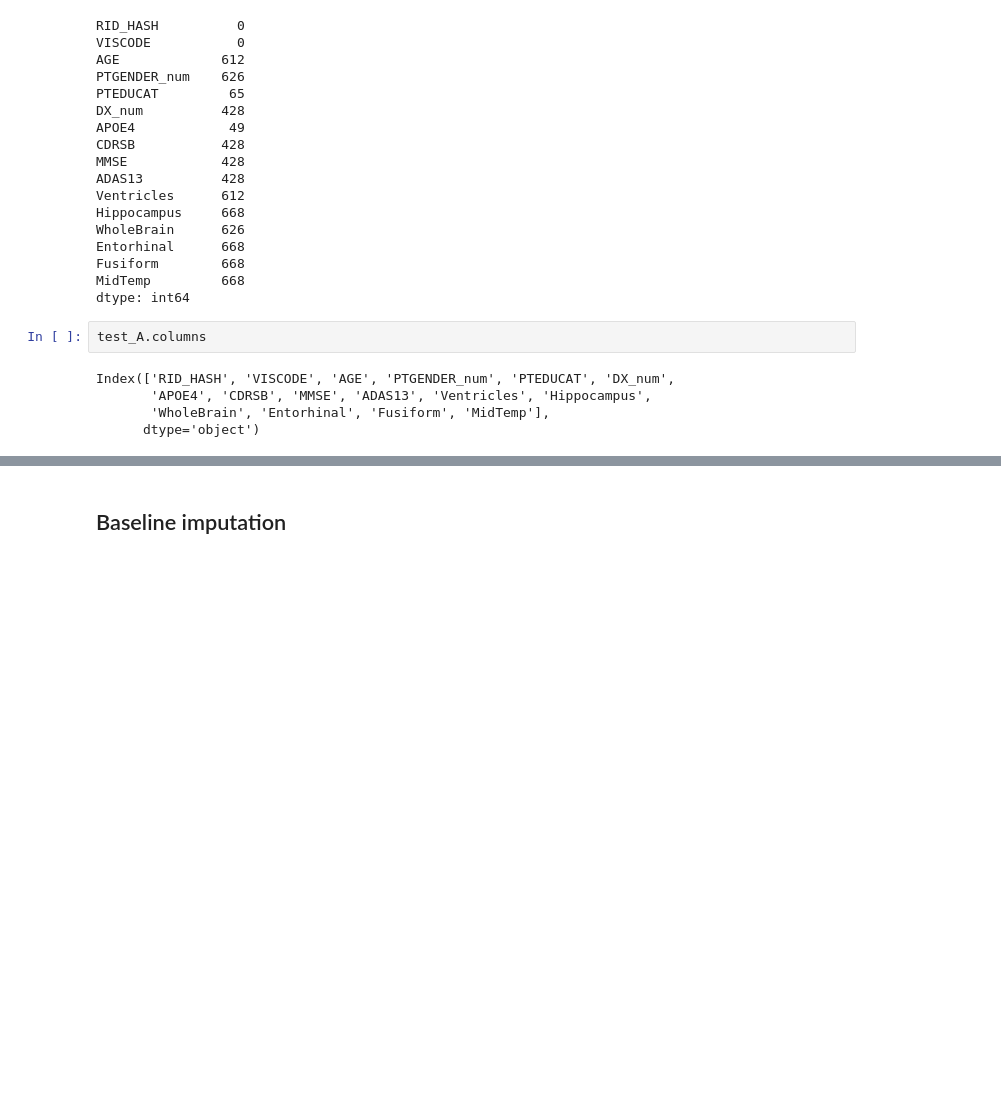
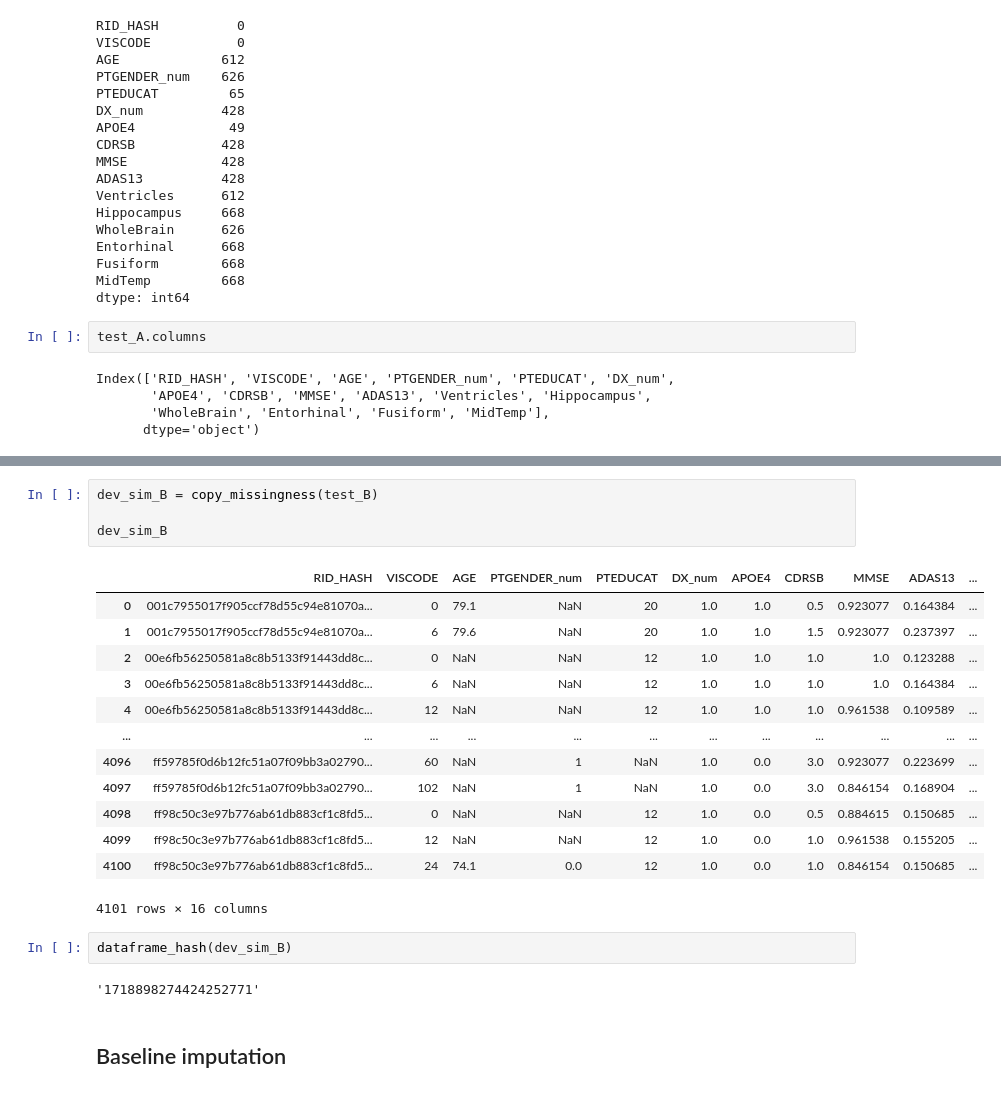
Before and after one commit to bcebere/genentech-404-challenge, a Jupyter notebook: explore_score_take7.ipynb, the cells around one changed output, grey strips where cells are left out. Saved outputs shown, nothing was run; the diff lists cells and outputs as text; blank space fills up the shorter version.

```diff
--- a/explore_score_take7.ipynb
+++ b/explore_score_take7.ipynb
@@ -181,3 +283,25 @@ Index(['RID_HASH', 'VISCODE', 'AGE', 'PTGENDER_num', 'PTEDUCAT', 'DX_num',
+# %%
+dev_sim_B = copy_missingness(test_B)
+
+dev_sim_B
+# %% [output]
+|  | RID_HASH | VISCODE | AGE | PTGENDER_num | PTEDUCAT | DX_num | APOE4 | CDRSB | MMSE | ADAS13 | ... |
+| 0 | 001c7955017f905ccf78d55c94e81070a... | 0 | 79.1 | NaN | 20 | 1.0 | 1.0 | 0.5 | 0.923077 | 0.164384 | ... |
+| 1 | 001c7955017f905ccf78d55c94e81070a... | 6 | 79.6 | NaN | 20 | 1.0 | 1.0 | 1.5 | 0.923077 | 0.237397 | ... |
+| 2 | 00e6fb56250581a8c8b5133f91443dd8c... | 0 | NaN | NaN | 12 | 1.0 | 1.0 | 1.0 | 1.0 | 0.123288 | ... |
+| 3 | 00e6fb56250581a8c8b5133f91443dd8c... | 6 | NaN | NaN | 12 | 1.0 | 1.0 | 1.0 | 1.0 | 0.164384 | ... |
+| 4 | 00e6fb56250581a8c8b5133f91443dd8c... | 12 | NaN | NaN | 12 | 1.0 | 1.0 | 1.0 | 0.961538 | 0.109589 | ... |
+| ... | ... | ... | ... | ... | ... | ... | ... | ... | ... | ... | ... |
+| 4096 | ff59785f0d6b12fc51a07f09bb3a02790... | 60 | NaN | 1 | NaN | 1.0 | 0.0 | 3.0 | 0.923077 | 0.223699 | ... |
+| 4097 | ff59785f0d6b12fc51a07f09bb3a02790... | 102 | NaN | 1 | NaN | 1.0 | 0.0 | 3.0 | 0.846154 | 0.168904 | ... |
+| 4098 | ff98c50c3e97b776ab61db883cf1c8fd5... | 0 | NaN | NaN | 12 | 1.0 | 0.0 | 0.5 | 0.884615 | 0.150685 | ... |
+| 4099 | ff98c50c3e97b776ab61db883cf1c8fd5... | 12 | NaN | NaN | 12 | 1.0 | 0.0 | 1.0 | 0.961538 | 0.155205 | ... |
+| 4100 | ff98c50c3e97b776ab61db883cf1c8fd5... | 24 | 74.1 | 0.0 | 12 | 1.0 | 0.0 | 1.0 | 0.846154 | 0.150685 | ... |
+4101 rows × 16 columns
+# %%
+dataframe_hash(dev_sim_B)
+# %% [output]
+'1718898274424252771'
 # %% [markdown]
 ## Baseline imputation
 # %%
```
Also changed, not shown: parts of 36 cells of this notebook, 2 other files.
